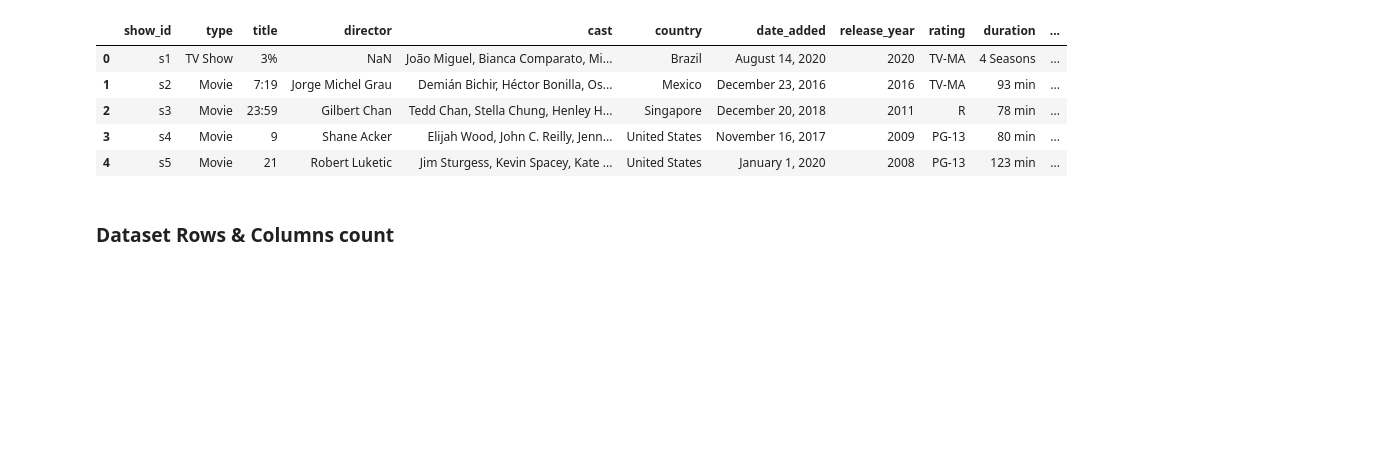
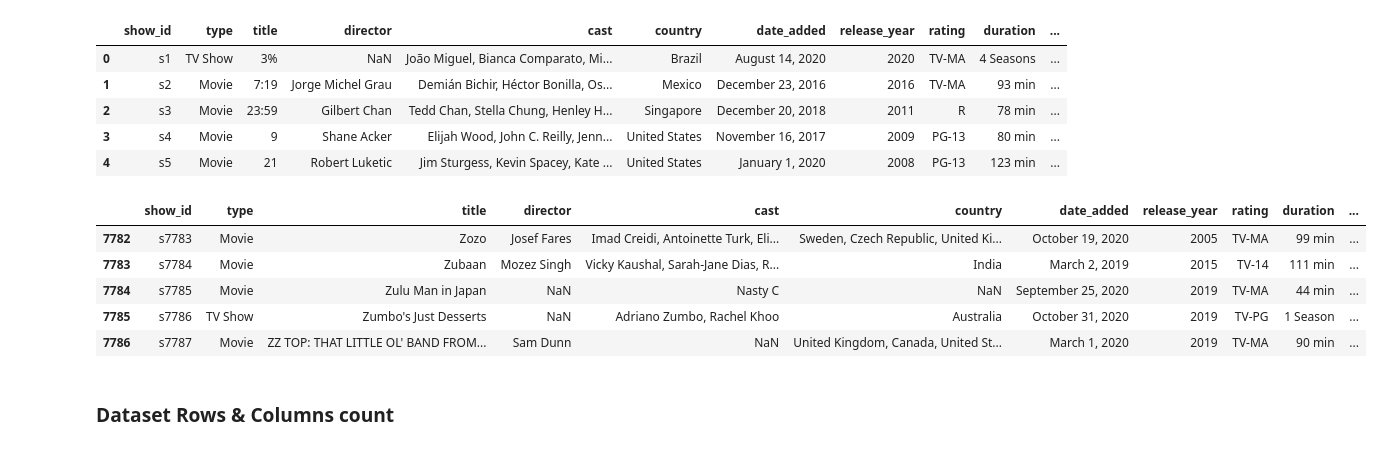
Before and after one commit to Navjotkhatri/NETFLIX-MOVIES-AND-TV-SHOWS-CLUSTERING, a Jupyter notebook: NETFLIX_MOVIES_AND_TV_SHOWS_CLUSTERING.ipynb, the cells around one changed output. Drawn from its saved outputs; the diff is of its cells as text; code cells hidden in the pictures; blank space fills up the shorter version.

```diff
--- a/NETFLIX_MOVIES_AND_TV_SHOWS_CLUSTERING.ipynb
+++ b/NETFLIX_MOVIES_AND_TV_SHOWS_CLUSTERING.ipynb
@@ -145,6 +145,15 @@ df.head()
 | 2 | s3 | Movie | 23:59 | Gilbert Chan | Tedd Chan, Stella Chung, Henley H... | Singapore | December 20, 2018 | 2011 | R | 78 min | ... |
 | 3 | s4 | Movie | 9 | Shane Acker | Elijah Wood, John C. Reilly, Jenn... | United States | November 16, 2017 | 2009 | PG-13 | 80 min | ... |
 | 4 | s5 | Movie | 21 | Robert Luketic | Jim Sturgess, Kevin Spacey, Kate ... | United States | January 1, 2020 | 2008 | PG-13 | 123 min | ... |
+# %%
+df.tail()
+# %% [output]
+|  | show_id | type | title | director | cast | country | date_added | release_year | rating | duration | ... |
+| 7782 | s7783 | Movie | Zozo | Josef Fares | Imad Creidi, Antoinette Turk, Eli... | Sweden, Czech Republic, United Ki... | October 19, 2020 | 2005 | TV-MA | 99 min | ... |
+| 7783 | s7784 | Movie | Zubaan | Mozez Singh | Vicky Kaushal, Sarah-Jane Dias, R... | India | March 2, 2019 | 2015 | TV-14 | 111 min | ... |
+| 7784 | s7785 | Movie | Zulu Man in Japan | NaN | Nasty C | NaN | September 25, 2020 | 2019 | TV-MA | 44 min | ... |
+| 7785 | s7786 | TV Show | Zumbo's Just Desserts | NaN | Adriano Zumbo, Rachel Khoo | Australia | October 31, 2020 | 2019 | TV-PG | 1 Season | ... |
+| 7786 | s7787 | Movie | ZZ TOP: THAT LITTLE OL' BAND FROM... | Sam Dunn | NaN | United Kingdom, Canada, United St... | March 1, 2020 | 2019 | TV-MA | 90 min | ... |
 # %% [markdown]
 ### Dataset Rows & Columns count
 # %%
```
Also changed, not shown: parts of 19 cells of this notebook.
